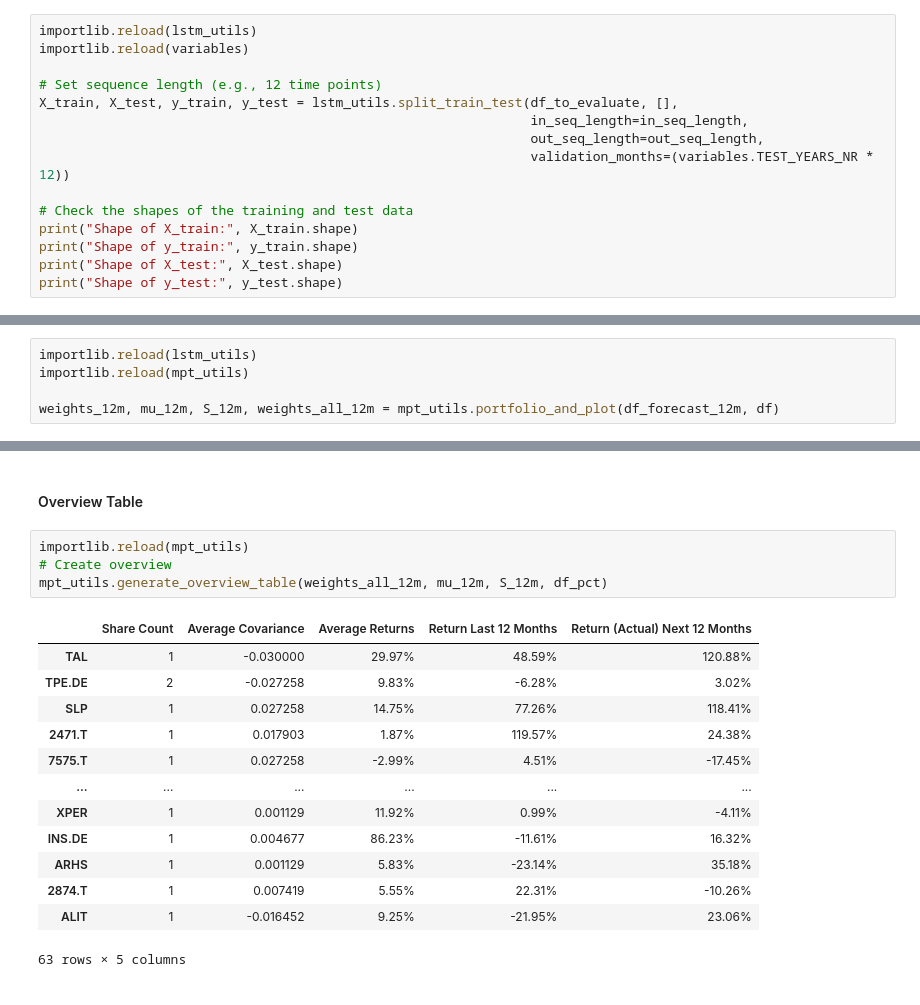
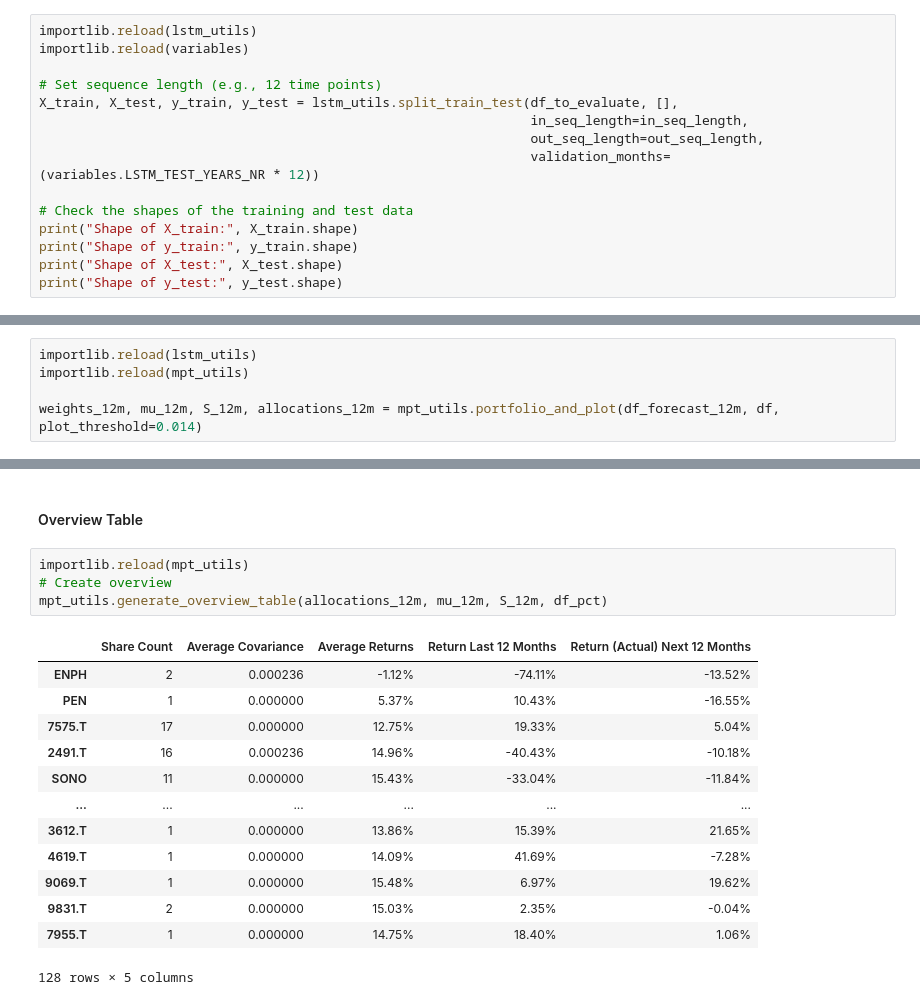
Before and after one commit to Herb-sh/sustainability_portfolio_optimisation, a Jupyter notebook: notebooks/4. portfolio_optimisation/4.3. LSTM/4.3.2.LSTM_univariate.ipynb, the cells around one changed output, grey strips where cells are left out. Drawn from its saved outputs; the diff is of its cells as text.

```diff
--- a/notebooks/4. portfolio_optimisation/4.3. LSTM/4.3.2.LSTM_univariate.ipynb
+++ b/notebooks/4. portfolio_optimisation/4.3. LSTM/4.3.2.LSTM_univariate.ipynb
@@ -94,7 +74,7 @@ importlib.reload(variables)
 X_train, X_test, y_train, y_test = lstm_utils.split_train_test(df_to_evaluate, [],
                                                                in_seq_length=in_seq_length,
                                                                out_seq_length=out_seq_length,
-                                                               validation_months=(variables.TEST_YEARS_NR * 12))
+                                                               validation_months=(variables.LSTM_TEST_YEARS_NR * 12))
 
 # Check the shapes of the training and test data
 print("Shape of X_train:", X_train.shape)
@@ -311,5 +285,5 @@ df_forecast_12m.tail(3)
 importlib.reload(lstm_utils)
 importlib.reload(mpt_utils)
 
-weights_12m, mu_12m, S_12m, weights_all_12m = mpt_utils.portfolio_and_plot(df_forecast_12m, df)
+weights_12m, mu_12m, S_12m, allocations_12m = mpt_utils.portfolio_and_plot(df_forecast_12m, df, plot_threshold=0.014)
 # %% [output]
@@ -327,18 +301,18 @@ Downcasting object dtype arrays on .fillna, .ffill, .bfill is deprecated and wil
 # %%
 importlib.reload(mpt_utils)
 # Create overview
-mpt_utils.generate_overview_table(weights_all_12m, mu_12m, S_12m, df_pct)
+mpt_utils.generate_overview_table(allocations_12m, mu_12m, S_12m, df_pct)
 # %% [output]
 |  | Share Count | Average Covariance | Average Returns | Return Last 12 Months | Return (Actual) Next 12 Months |
-| TAL | 1 | -0.030000 | 29.97% | 48.59% | 120.88% |
-| TPE.DE | 2 | -0.027258 | 9.83% | -6.28% | 3.02% |
-| SLP | 1 | 0.027258 | 14.75% | 77.26% | 118.41% |
-| 2471.T | 1 | 0.017903 | 1.87% | 119.57% | 24.38% |
-| 7575.T | 1 | 0.027258 | -2.99% | 4.51% | -17.45% |
+| ENPH | 2 | 0.000236 | -1.12% | -74.11% | -13.52% |
+| PEN | 1 | 0.000000 | 5.37% | 10.43% | -16.55% |
+| 7575.T | 17 | 0.000000 | 12.75% | 19.33% | 5.04% |
+| 2491.T | 16 | 0.000236 | 14.96% | -40.43% | -10.18% |
+| SONO | 11 | 0.000000 | 15.43% | -33.04% | -11.84% |
 | ... | ... | ... | ... | ... | ... |
-| XPER | 1 | 0.001129 | 11.92% | 0.99% | -4.11% |
-| INS.DE | 1 | 0.004677 | 86.23% | -11.61% | 16.32% |
-| ARHS | 1 | 0.001129 | 5.83% | -23.14% | 35.18% |
-| 2874.T | 1 | 0.007419 | 5.55% | 22.31% | -10.26% |
-| ALIT | 1 | -0.016452 | 9.25% | -21.95% | 23.06% |
+| 3612.T | 1 | 0.000000 | 13.86% | 15.39% | 21.65% |
+| 4619.T | 1 | 0.000000 | 14.09% | 41.69% | -7.28% |
+| 9069.T | 1 | 0.000000 | 15.48% | 6.97% | 19.62% |
+| 9831.T | 2 | 0.000000 | 15.03% | 2.35% | -0.04% |
+| 7955.T | 1 | 0.000000 | 14.75% | 18.40% | 1.06% |
-63 rows × 5 columns
+128 rows × 5 columns
```
Also changed, not shown: parts of 18 cells of this notebook, 8 other files.
